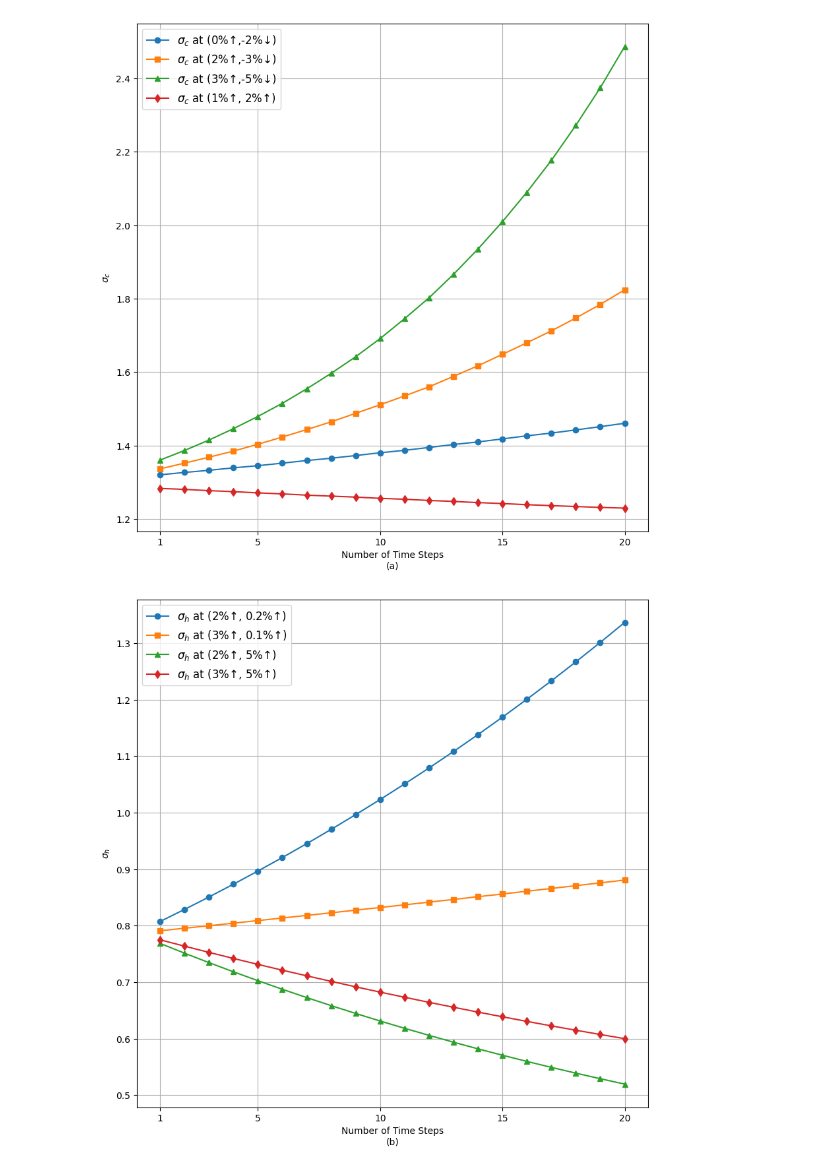
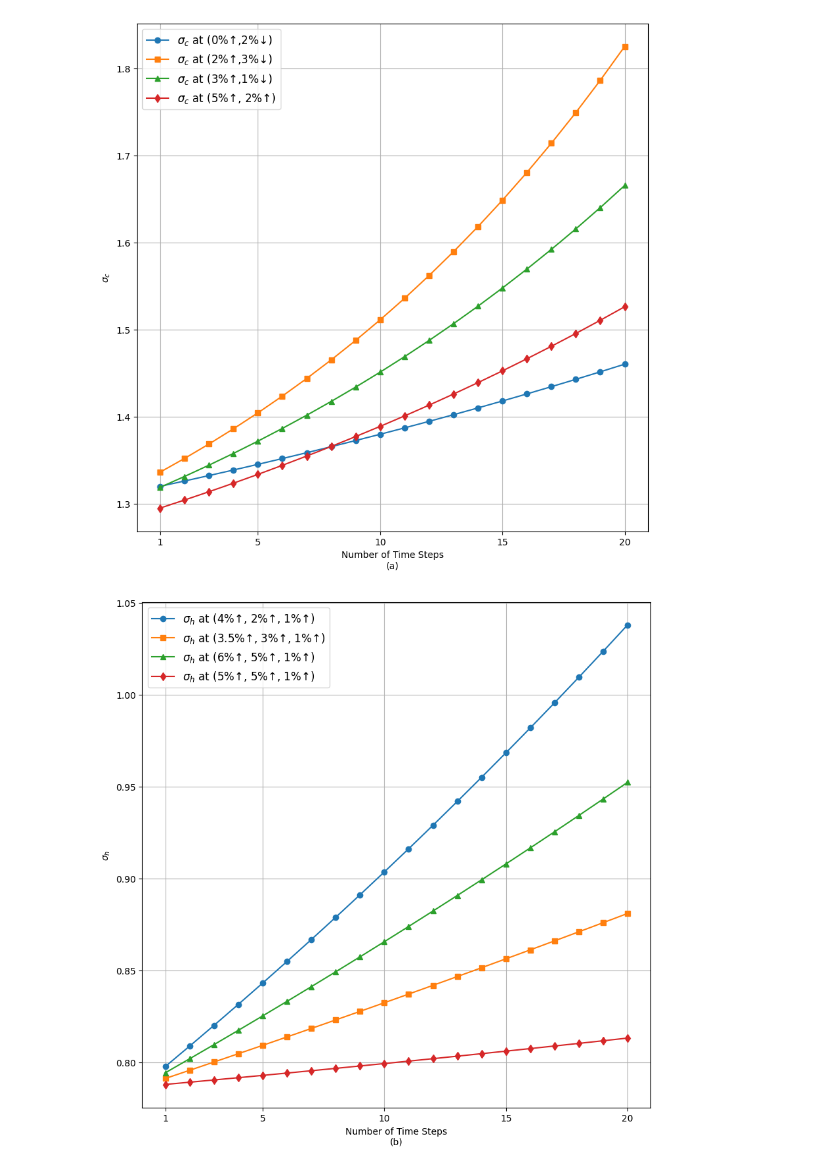
Before and after one commit to ARK159/Evolutionary-Theory, a Jupyter notebook: graph_evo.ipynb, the cells around one changed output. Cells and saved outputs as stored; diff of their text form; code cells hidden in the pictures.

```diff
--- a/graph_evo.ipynb
+++ b/graph_evo.ipynb
@@ -34,11 +34,11 @@ for i in timestep:
     demand_33 +=round(int(demand_33)*0) #customer demand for 5G increased by 0%
     demand_53 +=round(int(demand_53)*0.02) #customer demand for 5G increased by 2%
     demand_55 += round(int(demand_55) * 0.03) #customer demand for 5G increased by 3%
-    demand_22 += round(int(demand_22) * 0.01) #customer demand for 5G increased by 1%
+    demand_22 += round(int(demand_22) * 0.05) #customer demand for 5G increased by 1%
 
     next_cust33=round(int(custlist33[i])*0.98)  #next_cust=n_t_plus_1, total customer decreases by 2%
     next_cust53=round(int(custlist53[i])*0.97) #total customer decreases by 3%
-    next_cust55=round(int(custlist55[i])*0.95) #total customer decreases by 5%
+    next_cust55=round(int(custlist55[i])*0.99) #total customer decreases by 5%
     next_cust22=round(int(custlist22[i])*1.02) #total customer increases by 2%
 
     sigma_c33 = (demand_33/custlist33[i]) + np.exp((custlist33[i]-next_cust33)/custlist33[i])
@@ -63,20 +63,20 @@ custlist22.pop()
 
 plt.figure(figsize=(10, 10))
 # plt.subplot(1, 2, 1)
-plt.plot(timestep+1, valList33, marker='o', label='$\sigma_c$ at (0%$\u2191$,-2%$\u2193$)')
-plt.plot(timestep+1, valList53, marker='s', label='$\sigma_c$ at (2%$\u2191$,-3%$\u2193$)')
-plt.plot(timestep+1, valList55, marker='^', label='$\sigma_c$ at (3%$\u2191$,-5%$\u2193$)')
-plt.plot(timestep+1, valList22, marker='d', label='$\sigma_c$ at (1%$\u2191$, 2%$\u2191$)')
+plt.plot(timestep+1, valList33, marker='o', label='$\sigma_c$ at (0%$\u2191$,2%$\u2193$)')
+plt.plot(timestep+1, valList53, marker='s', label='$\sigma_c$ at (2%$\u2191$,3%$\u2193$)')
+plt.plot(timestep+1, valList55, marker='^', label='$\sigma_c$ at (3%$\u2191$,1%$\u2193$)')
+plt.plot(timestep+1, valList22, marker='d', label='$\sigma_c$ at (5%$\u2191$, 2%$\u2191$)')
 plt.xlabel('Number of Time Steps\n(a)')
 plt.ylabel(ylabel='$\sigma_c$')
-plt.xticks([1, 5, 10, 15, 20])
+plt.xticks([1, 5, 10,15,20])
 
 # plt.xlim(-1,20)
 font_props = fm.FontProperties(size=12)  # Adjust the size value as desired
 plt.legend(prop=font_props)
 plt.grid(True)
 # %% [output]
-[figure, old version]
+[figure, new version]
 # %%
 import matplotlib.pyplot as plt
 import numpy as np
@@ -94,8 +94,8 @@ B_c = 45000
 hrval22 = []
 
 for hr6 in timestep:
-    B_t += B_t * 0.05  # available budget increased by 2%
-    B_c += B_c * 0.02  # migration cost increased by 0.2%
+    B_t += B_t * 0.04  # available budget increased by 2%
+    B_c += B_c * 0.025  # migration cost increased by 0.2%
     HR_5G += HR_5G / 100  # steady increment in 5G capable Human Resource
     valhr = (HR_5G / HR_all) + (B_t / B_c)
     hrval22.append(valhr)
@@ -120,44 +120,44 @@ B_c = 45000
 hrval52 = []
 
 for hr6 in timestep:
-    B_t += B_t * 0.02  # available budget increased by 2%
+    B_t += B_t * 0.06  # available budget increased by 2%
     B_c += B_c * 0.05  # migration cost increased by 5%
     HR_5G += HR_5G / 100
     valhr = (HR_5G / HR_all) + (B_t / B_c)
     hrval52.append(valhr)
 
 # Scenario 4
 HR_5G = 12
 B_t = 30000
 B_c = 45000
 hrval521 = []
 
 for hr6 in timestep:
-    B_t += B_t * 0.03  # available budget increased by 3%
+    B_t += B_t * 0.05  # available budget increased by 3%
     B_c += B_c * 0.05  # migration cost increased by 5%
     HR_5G += HR_5G / 100
     valhr = (HR_5G / HR_all) + (B_t / B_c)
     hrval521.append(valhr)
 
 # Plotting
 plt.figure(figsize=(10, 10))
 
 # Plotting the four scenarios
-plt.plot(timestep, hrval22, marker='o', label='$\sigma_{h}$ at (2%$\u2191$, 0.2%$\u2191$)')
-plt.plot(timestep, hrval221, marker='s', label='$\sigma_{h}$ at (3%$\u2191$, 0.1%$\u2191$)')
-plt.plot(timestep, hrval52, marker='^', label='$\sigma_{h}$ at (2%$\u2191$, 5%$\u2191$)')
-plt.plot(timestep, hrval521, marker='d', label='$\sigma_{h}$ at (3%$\u2191$, 5%$\u2191$)')
+plt.plot(timestep, hrval22, marker='o', label='$\sigma_{h}$ at (4%$\u2191$, 2%$\u2191$, 1%$\u2191$)')
+plt.plot(timestep, hrval221, marker='s', label='$\sigma_{h}$ at (3.5%$\u2191$, 3%$\u2191$, 1%$\u2191$)')
+plt.plot(timestep, hrval52, marker='^', label='$\sigma_{h}$ at (6%$\u2191$, 5%$\u2191$, 1%$\u2191$)')
+plt.plot(timestep, hrval521, marker='d', label='$\sigma_{h}$ at (5%$\u2191$, 5%$\u2191$, 1%$\u2191$)')
 
 plt.xlabel('Number of Time Steps\n(b)')
 plt.ylabel('$\sigma_{h}$')
-plt.xticks([1, 5, 10, 15, 20])
+plt.xticks([1, 5, 10,15,20])
 
 font_props = fm.FontProperties(size=12)  # Adjust the size value as desired
 plt.legend(prop=font_props)
 plt.grid(True)
 plt.show()
 # %% [output]
-[figure, old version]
+[figure, new version]
 # %%
 #for sigma_t=(P_area/C_area)*((BW_h)/(BW_h+BW_l))
 ##1
```
Also changed, not shown: parts of 3 cells of this notebook, 18 other files.
